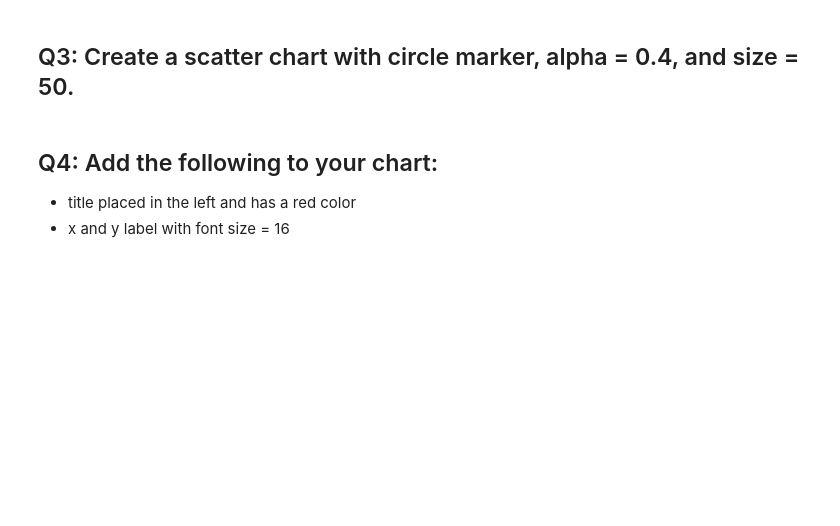
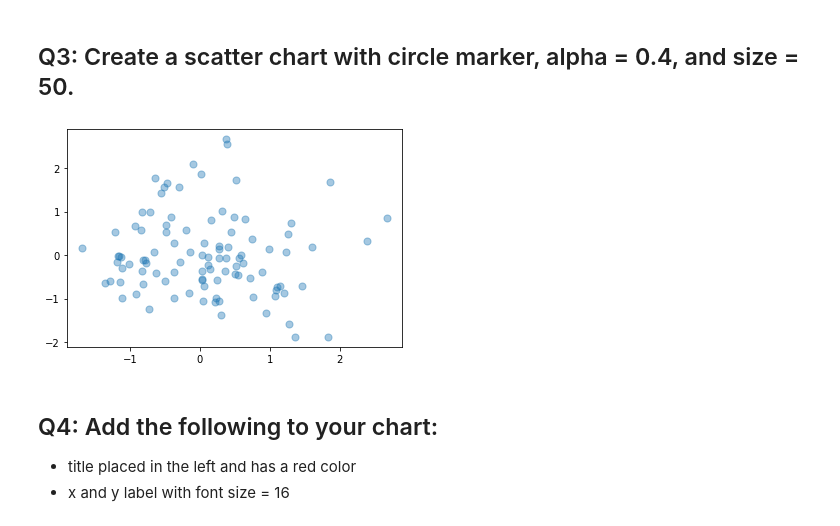
Before and after one commit to Tuwaiq-Data-Science-Bootcamp/Day8-Lab1-Matplotlib, a Jupyter notebook: Day#8_Matplotlib_Assignment.ipynb, the cells around one changed output. Cells and saved outputs as stored; diff of their text form; code cells hidden in the pictures; blank space fills up the shorter version.

```diff
--- a/Day#8_Matplotlib_Assignment.ipynb
+++ b/Day#8_Matplotlib_Assignment.ipynb
@@ -9,5 +18,9 @@ import matplotlib.pyplot as plt
 # %% [markdown]
 ## Q3: Create a scatter chart with circle marker, alpha = 0.4, and size = 50.
+# %%
+plt.scatter(np.random.randn(100),np.random.randn(100),alpha=0.4,s=50);
+# %% [output]
+[figure, added]
 # %% [markdown]
 ## Q4: Add the following to your chart:
 - title placed in the left and has a red color
```
Also changed, not shown: parts of 5 cells of this notebook.
